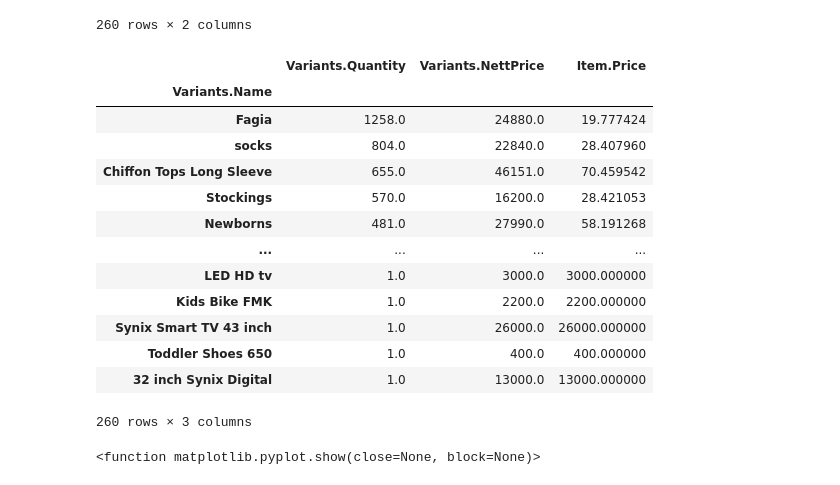
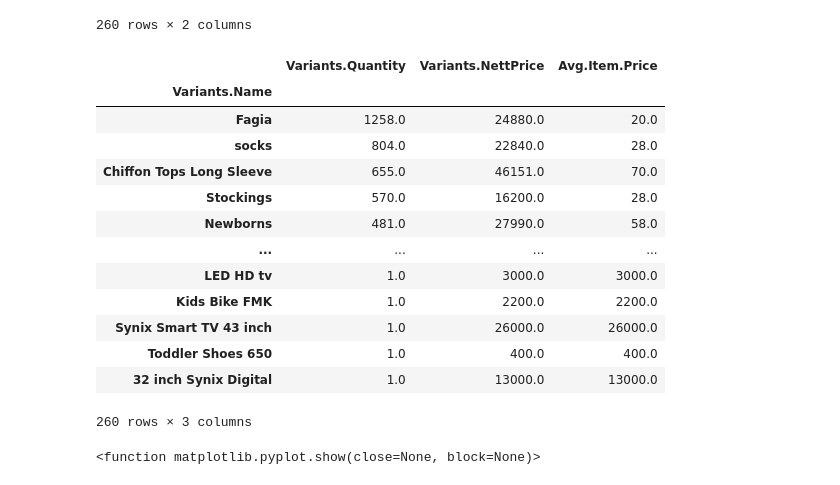
Before and after one commit to kvmvu/jamboml, a Jupyter notebook: jamboml.ipynb, the cells around one changed output. Saved outputs shown, nothing was run; the diff lists cells and outputs as text; code cells hidden in the pictures.

```diff
--- a/jamboml.ipynb
+++ b/jamboml.ipynb
@@ -114,5 +70,0 @@ df.head()
-# %%
-df['Created'] = pd.to_datetime(df['Created'], errors='coerce')
-df['Created'] = df.Created.dt.round('T')
-df.sort_values(by=['Created'], inplace=True, ascending=True, ignore_index=True)
-df.Created.head()
@@ -125,0 +71,12 @@ Name: Created, dtype: datetime64[ns]
+# %%
+df['Created'] = pd.to_datetime(df['Created'])
+df = df.set_index('Created')
+
+df['year'] = df.index.year
+df['month'] = df.index.month
+df['day'] = df.index.day
+df['dayOfWeek'] = df.index.weekday
+df['weekOfMonth'] = df.index.week
+df['hour'] = df.index.hour
+df['minute'] = df.index.minute
+df.head()
@@ -125,0 +92,3 @@ Name: Created, dtype: datetime64[ns]
+# %%
+df = df.reset_index()
+df
@@ -150,7 +133,7 @@ Dropping the columns with only one unique value in them. These won't help us in
 # %%
 df = df.drop(['Outlet', 'DueDate', 'SalesType', 'SalesPerson', 'CreatorID', 'Discount1', 'Discount2',
               'DiscountAmount', 'DiscountTotal', 'TaxType', 'Tax', 'Surcharge', 'Sales', 'Coupon', 'Note',
-              'Delivery', 'Void', 'date', 'time', 'SalesNTax', 'PointUsed', 'Outlet', 'Customer.Name', 'Customer.Mobile',
+              'Delivery', 'Void', 'SalesNTax', 'PointUsed', 'Outlet', 'Customer.Name', 'Customer.Mobile',
               'Customer.Code', 'Variants.Note', 'Variants.PriceTypeID', 'Variants.Expense', 'Variants.LoyaltyPoint',
               'Variants.Taxable', 'Variants.UnitQuantity', 'Customer', 'Customer.Email'], axis=1)
 # %% [markdown]
@@ -336,23 +297,23 @@ quantity_sold
 | 32 inch Synix Digital | 1.0 | 13000.0 |
 260 rows × 2 columns
 # %%
-quantity_sold['Item.Price'] = quantity_sold['Variants.NettPrice'] / quantity_sold['Variants.Quantity']
-
+quantity_sold['Avg.Item.Price'] = quantity_sold['Variants.NettPrice'] / quantity_sold['Variants.Quantity']
+quantity_sold['Avg.Item.Price'] = quantity_sold['Avg.Item.Price'].round()
 quantity_sold
 # %% [output]
-|  | Variants.Quantity | Variants.NettPrice | Item.Price |
+|  | Variants.Quantity | Variants.NettPrice | Avg.Item.Price |
 | Variants.Name |  |  |  |
-| Fagia | 1258.0 | 24880.0 | 19.777424 |
-| socks | 804.0 | 22840.0 | 28.407960 |
-| Chiffon Tops Long Sleeve | 655.0 | 46151.0 | 70.459542 |
-| Stockings | 570.0 | 16200.0 | 28.421053 |
-| Newborns | 481.0 | 27990.0 | 58.191268 |
+| Fagia | 1258.0 | 24880.0 | 20.0 |
+| socks | 804.0 | 22840.0 | 28.0 |
+| Chiffon Tops Long Sleeve | 655.0 | 46151.0 | 70.0 |
+| Stockings | 570.0 | 16200.0 | 28.0 |
+| Newborns | 481.0 | 27990.0 | 58.0 |
 | ... | ... | ... | ... |
-| LED HD tv | 1.0 | 3000.0 | 3000.000000 |
-| Kids Bike FMK | 1.0 | 2200.0 | 2200.000000 |
-| Synix Smart TV 43 inch | 1.0 | 26000.0 | 26000.000000 |
-| Toddler Shoes 650 | 1.0 | 400.0 | 400.000000 |
-| 32 inch Synix Digital | 1.0 | 13000.0 | 13000.000000 |
+| LED HD tv | 1.0 | 3000.0 | 3000.0 |
+| Kids Bike FMK | 1.0 | 2200.0 | 2200.0 |
+| Synix Smart TV 43 inch | 1.0 | 26000.0 | 26000.0 |
+| Toddler Shoes 650 | 1.0 | 400.0 | 400.0 |
+| 32 inch Synix Digital | 1.0 | 13000.0 | 13000.0 |
 260 rows × 3 columns
 # %%
 products = [product for product, df in product_group]
```
Also changed, not shown: parts of 41 cells of this notebook, 6 other files.
